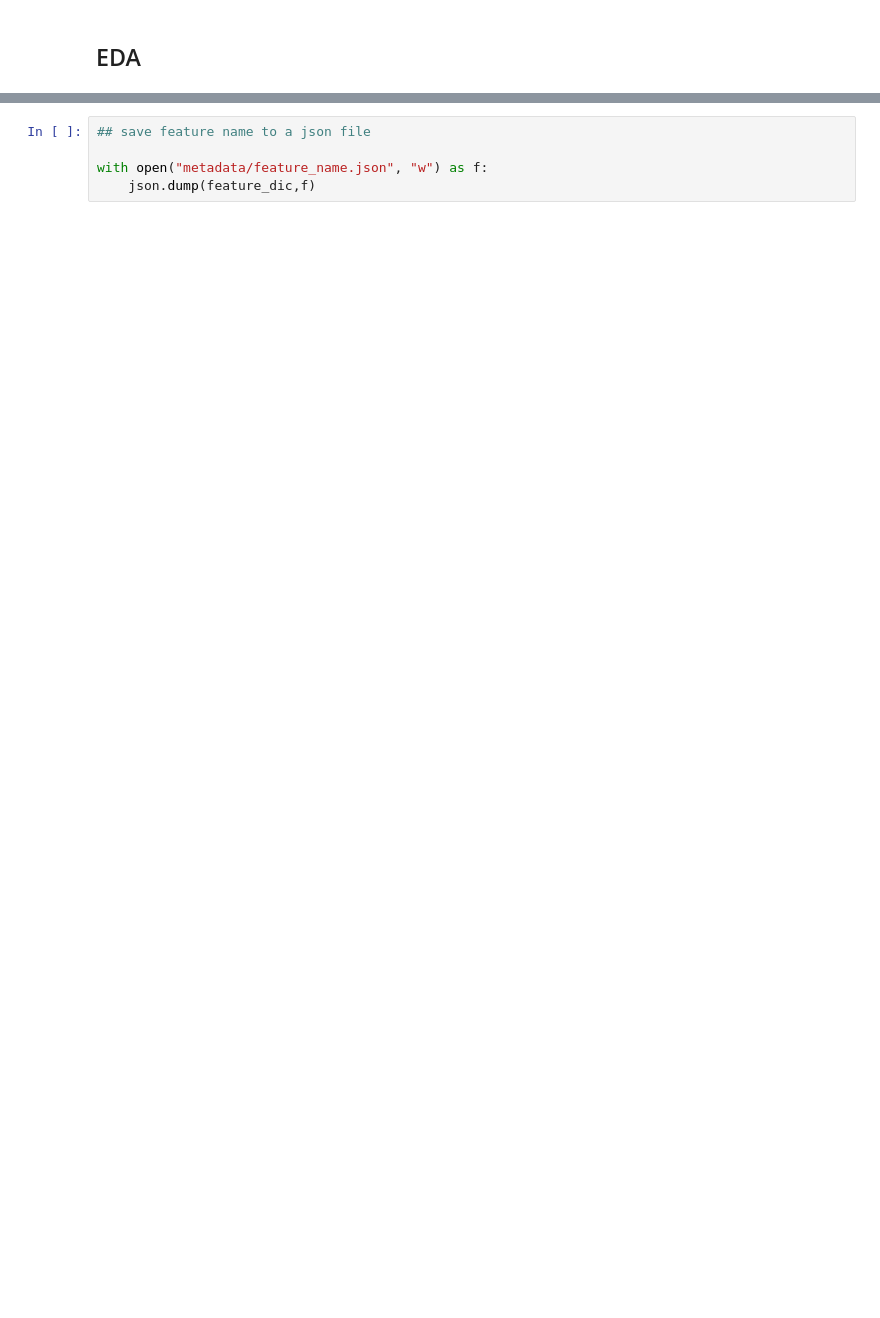
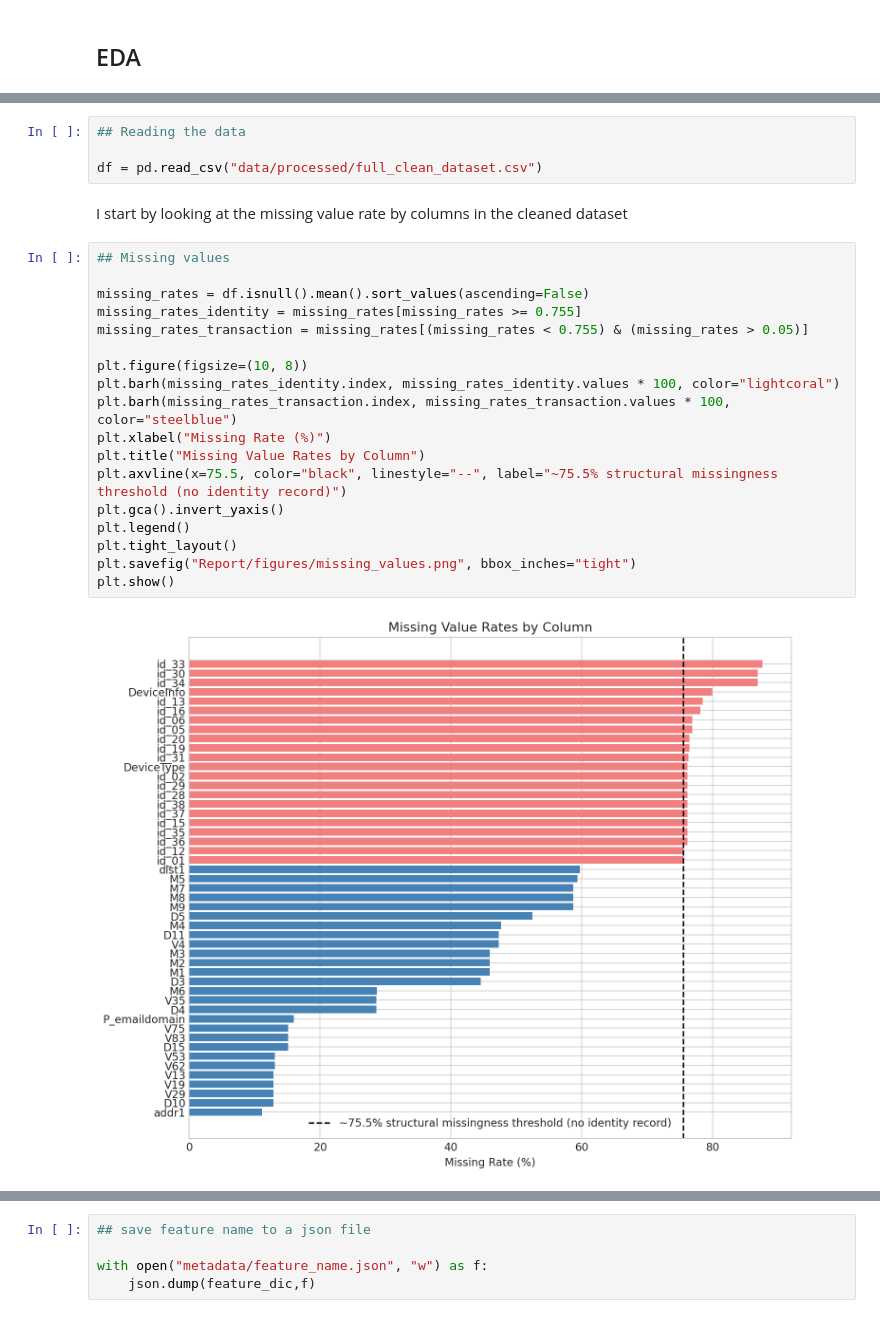
Before and after one commit to RishabhBubna/ML_Pipeline, a Jupyter notebook: IEEE_notebook.ipynb, the cells around one changed output, grey strips where cells are left out. Cells and saved outputs as stored; diff of their text form; blank space fills up the shorter version.

```diff
--- a/IEEE_notebook.ipynb
+++ b/IEEE_notebook.ipynb
@@ -472,0 +1302,26 @@ feature_dic = {
+# %%
+## Reading the data
+
+df = pd.read_csv("data/processed/full_clean_dataset.csv")
+# %% [markdown]
+I start by looking at the missing value rate by columns in the cleaned dataset
+# %%
+## Missing values
+
+missing_rates = df.isnull().mean().sort_values(ascending=False)
+missing_rates_identity = missing_rates[missing_rates >= 0.755]
+missing_rates_transaction = missing_rates[(missing_rates < 0.755) & (missing_rates > 0.05)]
+
+plt.figure(figsize=(10, 8))
+plt.barh(missing_rates_identity.index, missing_rates_identity.values * 100, color="lightcoral")
+plt.barh(missing_rates_transaction.index, missing_rates_transaction.values * 100, color="steelblue")
+plt.xlabel("Missing Rate (%)")
+plt.title("Missing Value Rates by Column")
+plt.axvline(x=75.5, color="black", linestyle="--", label="~75.5% structural missingness threshold (no identity record)")
+plt.gca().invert_yaxis()
+plt.legend()
+plt.tight_layout()
+plt.savefig("Report/figures/missing_values.png", bbox_inches="tight")
+plt.show()
+# %% [output]
+[figure, added]
```
Also changed, not shown: parts of 297 cells of this notebook, 37 other files.
